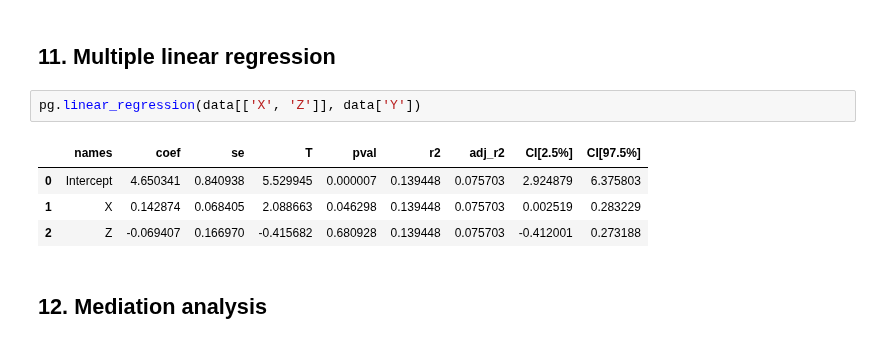
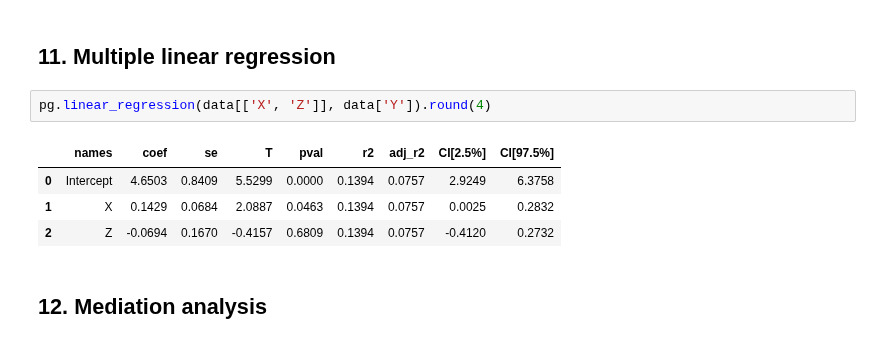
Before and after one commit to raphaelvallat/pingouin, a Jupyter notebook: notebooks/00_QuickStart.ipynb, the cells around one changed output. Drawn from its saved outputs; the diff is of its cells as text.

```diff
--- a/notebooks/00_QuickStart.ipynb
+++ b/notebooks/00_QuickStart.ipynb
@@ -122,12 +135,12 @@ pg.convert_effsize(0.4, 'cohen', 'hedges', nx=10, ny=12)
 # %% [markdown]
 ## 11. Multiple linear regression
 # %%
-pg.linear_regression(data[['X', 'Z']], data['Y'])
+pg.linear_regression(data[['X', 'Z']], data['Y']).round(4)
 # %% [output]
 |  | names | coef | se | T | pval | r2 | adj_r2 | CI[2.5%] | CI[97.5%] |
-| 0 | Intercept | 4.650341 | 0.840938 | 5.529945 | 0.000007 | 0.139448 | 0.075703 | 2.924879 | 6.375803 |
-| 1 | X | 0.142874 | 0.068405 | 2.088663 | 0.046298 | 0.139448 | 0.075703 | 0.002519 | 0.283229 |
-| 2 | Z | -0.069407 | 0.166970 | -0.415682 | 0.680928 | 0.139448 | 0.075703 | -0.412001 | 0.273188 |
+| 0 | Intercept | 4.6503 | 0.8409 | 5.5299 | 0.0000 | 0.1394 | 0.0757 | 2.9249 | 6.3758 |
+| 1 | X | 0.1429 | 0.0684 | 2.0887 | 0.0463 | 0.1394 | 0.0757 | 0.0025 | 0.2832 |
+| 2 | Z | -0.0694 | 0.1670 | -0.4157 | 0.6809 | 0.1394 | 0.0757 | -0.4120 | 0.2732 |
 # %% [markdown]
 ## 12. Mediation analysis
 # %%
```
Also changed, not shown: parts of 4 cells of this notebook, 13 other files.
